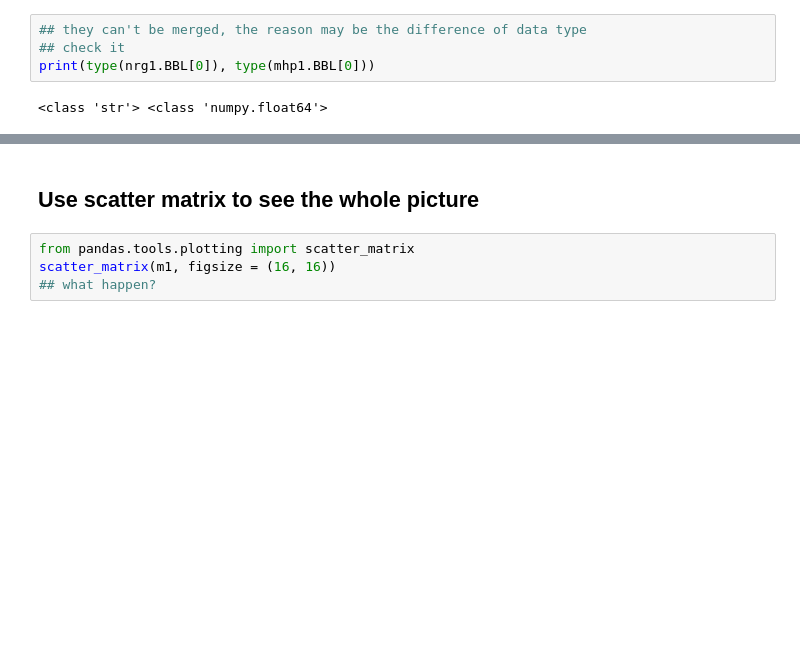
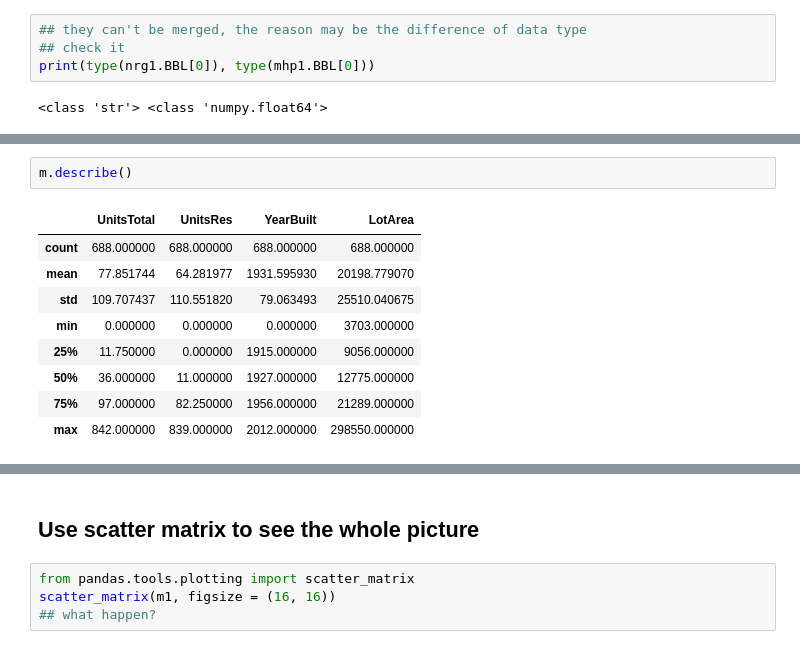
Before and after one commit to picniclin/PUI2017_yl5240, a Jupyter notebook: HW6_yl5240/HW6_Assignment.ipynb, the cells around one changed output, grey strips where cells are left out. Drawn from its saved outputs; the diff is of its cells as text; blank space fills up the shorter version.

```diff
--- a/HW6_yl5240/HW6_Assignment.ipynb
+++ b/HW6_yl5240/HW6_Assignment.ipynb
@@ -195,3 +207,15 @@ m.shape
+# %%
+m.describe()
+# %% [output]
+|  | UnitsTotal | UnitsRes | YearBuilt | LotArea |
+| count | 688.000000 | 688.000000 | 688.000000 | 688.000000 |
+| mean | 77.851744 | 64.281977 | 1931.595930 | 20198.779070 |
+| std | 109.707437 | 110.551820 | 79.063493 | 25510.040675 |
+| min | 0.000000 | 0.000000 | 0.000000 | 3703.000000 |
+| 25% | 11.750000 | 0.000000 | 1915.000000 | 9056.000000 |
+| 50% | 36.000000 | 11.000000 | 1927.000000 | 12775.000000 |
+| 75% | 97.000000 | 82.250000 | 1956.000000 | 21289.000000 |
+| max | 842.000000 | 839.000000 | 2012.000000 | 298550.000000 |
 # %%
 ## energy star score, lot area are interesting, but we don't need them this time
 m1 = m.drop(['energy_star_score', 'LotArea'], axis = 1)
```
Also changed, not shown: parts of 25 cells of this notebook.
